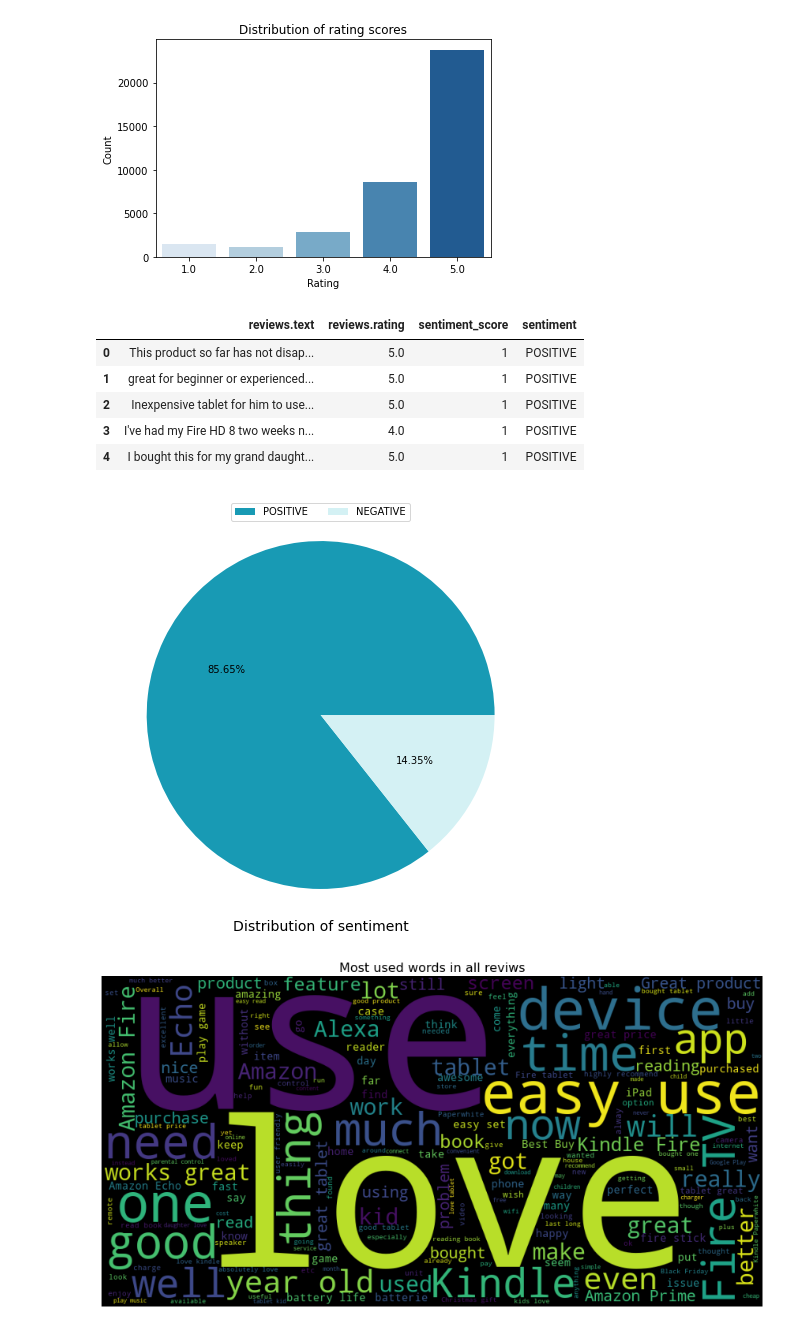
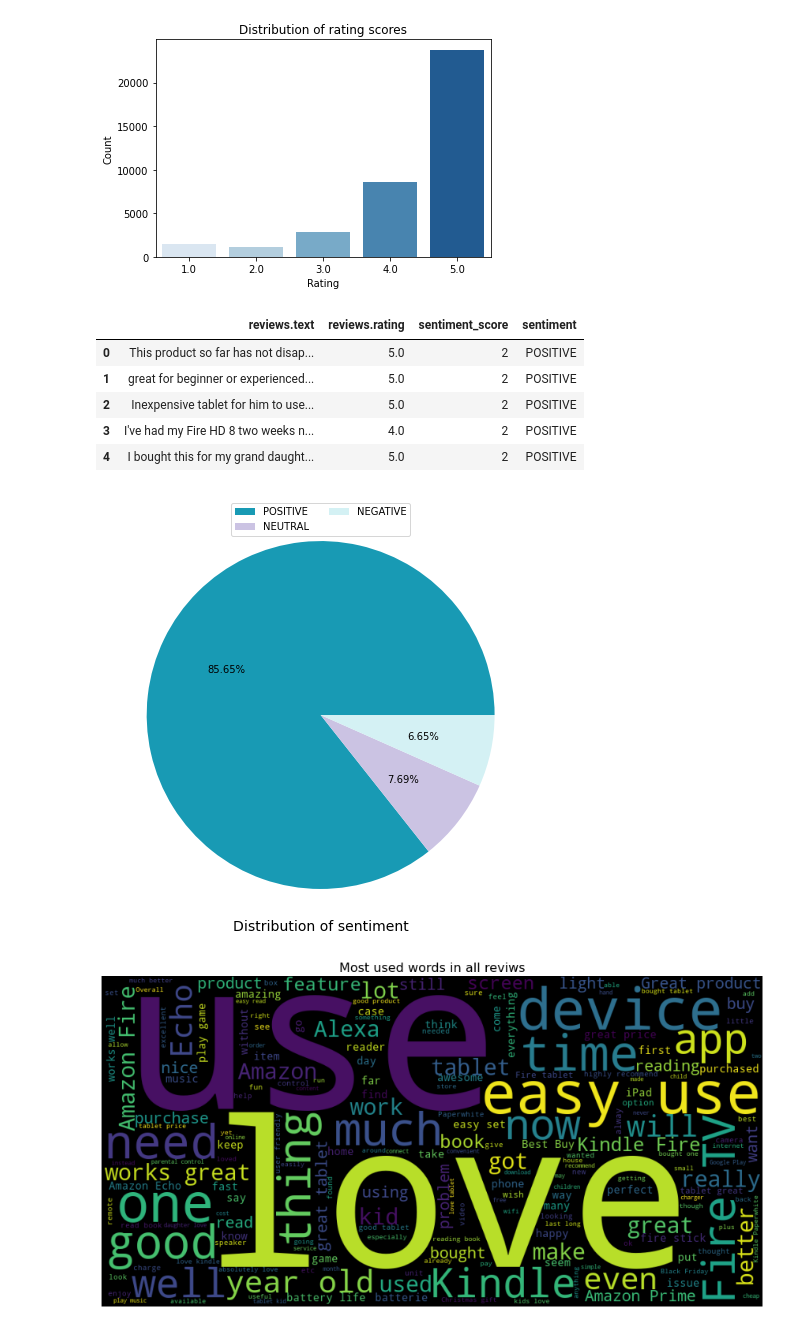
Before and after one commit to unnissamehr/imageprocessiing, a Jupyter notebook: APR.ipynb, the cells around one changed output. Cells and saved outputs as stored; diff of their text form; code cells hidden in the pictures.

```diff
--- a/APR.ipynb
+++ b/APR.ipynb
@@ -262,15 +262,16 @@ plt.show()
 # %% [output]
 [figure]
 # %%
-# map ratings 1, 2, 3 to 0 (NEGATIVE) and 4, 5 to 1 (POSITIVE)
+# map ratings 1, 2 to 0 (NEGATIVE),3 to 1 (NEUTRAL) and 4, 5 to 2 (POSITIVE)
 sentiment_score = {1: 0,
                    2: 0,
-                   3: 0,
-                   4: 1,
-                   5: 1}
+                   3: 1,
+                   4: 2,
+                   5: 2}
 
 sentiment = {0: 'NEGATIVE',
-             1: 'POSITIVE'}
+             1: 'NEUTRAL',
+             2: 'POSITIVE'}
 
 
 # mapping
@@ -280,24 +281,24 @@ data['sentiment'] = data['sentiment_score'].map(sentiment)
 data.head()
 # %% [output]
 |  | reviews.text | reviews.rating | sentiment_score | sentiment |
-| 0 | This product so far has not disap... | 5.0 | 1 | POSITIVE |
-| 1 | great for beginner or experienced... | 5.0 | 1 | POSITIVE |
-| 2 | Inexpensive tablet for him to use... | 5.0 | 1 | POSITIVE |
-| 3 | I've had my Fire HD 8 two weeks n... | 4.0 | 1 | POSITIVE |
-| 4 | I bought this for my grand daught... | 5.0 | 1 | POSITIVE |
+| 0 | This product so far has not disap... | 5.0 | 2 | POSITIVE |
+| 1 | great for beginner or experienced... | 5.0 | 2 | POSITIVE |
+| 2 | Inexpensive tablet for him to use... | 5.0 | 2 | POSITIVE |
+| 3 | I've had my Fire HD 8 two weeks n... | 4.0 | 2 | POSITIVE |
+| 4 | I bought this for my grand daught... | 5.0 | 2 | POSITIVE |
 # %%
 # distribution of sentiment
 plt.figure(figsize = (8, 8))
 
-labels = ['POSITIVE', 'NEGATIVE']
-colors = ['#189AB4', '#D4F1F4']
+labels = ['POSITIVE', 'NEUTRAL','NEGATIVE']
+colors = ['#189AB4','#CBC3E3', '#D4F1F4']
 plt.pie(data['sentiment'].value_counts(), autopct='%0.2f%%',colors=colors)
 
 plt.title('Distribution of sentiment', size=14, y=-0.01)
 plt.legend(labels, ncol=2, loc=9)
 plt.show()
 # %% [output]
-[figure, old version]
+[figure, new version]
 # %%
 # get all used words
 all_words = pd.Series(' '.join(data['reviews.text']).split())
```
Also changed, not shown: parts of 4 cells of this notebook.
